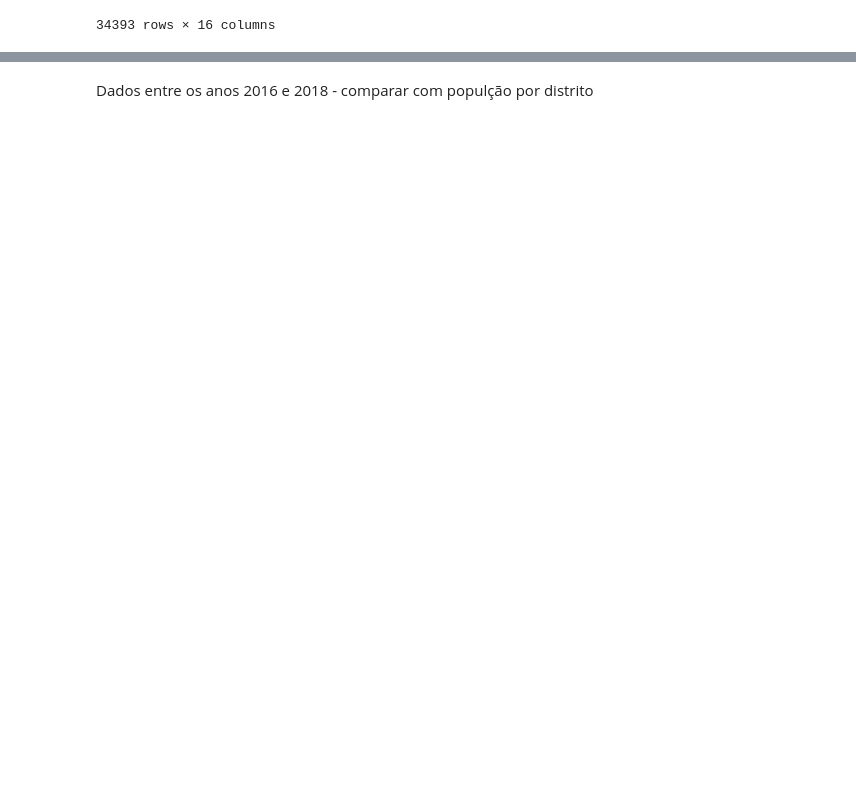
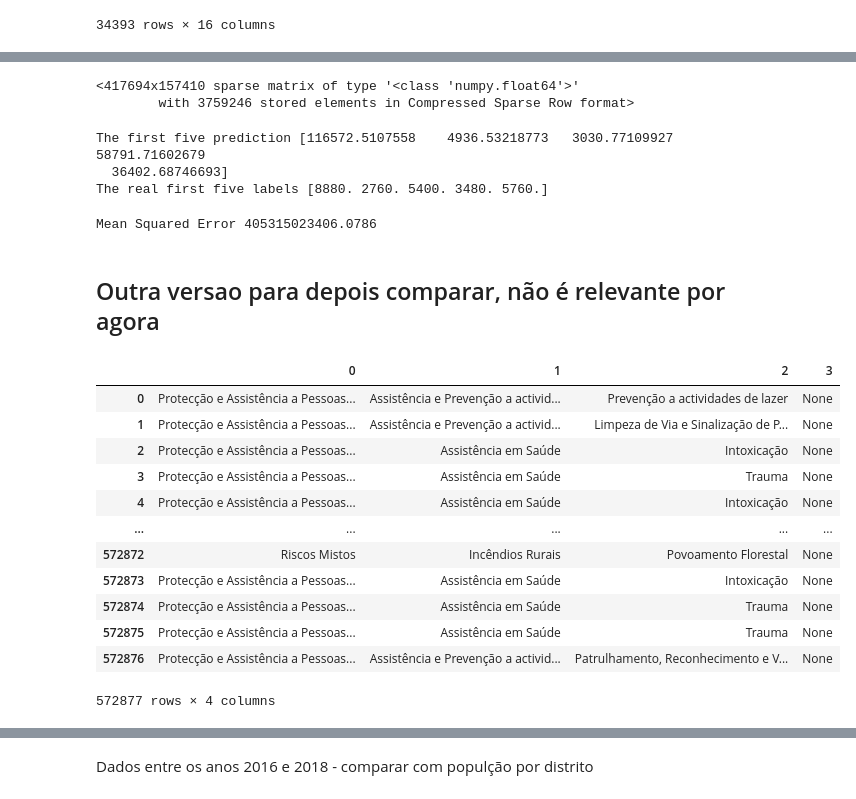
Before and after one commit to lmcosta98/FinalProject_FCD, a Jupyter notebook: fdc_final_proj.ipynb, the cells around one changed output, grey strips where cells are left out. Drawn from its saved outputs; the diff is of its cells as text; code cells hidden in the pictures; blank space fills up the shorter version.

Commit message:
Data preparation and model implementation
Some more data preparation and initial model implementation

```diff
--- a/fdc_final_proj.ipynb
+++ b/fdc_final_proj.ipynb
@@ -201,6 +213,3 @@ data[data.EstadoOcorrencia == 'Em Curso']
 | 573953 | 2018150114431 | 2018-12-31 02:41:00 | NaT | Protecção e Assistência a Pessoas... | Em Curso | SETÚBAL | ALMADA | ... |
 | 573962 | 2018080056441 | 2018-12-31 01:25:00 | NaT | Protecção e Assistência a Pessoas... | Em Curso | FARO | ALBUFEIRA | ... |
 34393 rows × 16 columns
-# %%
-data[['Natureza']] = data[['Natureza']].astype(str)
-# não está a funcionar, tenho que ver isto melhor
@@ -226,0 +273,7 @@ memory usage: 90.4+ MB
+# %%
+X = enc.fit_transform(X)
+X = scaler.fit_transform(X)
+X
+# %% [output]
+<417694x157410 sparse matrix of type '<class 'numpy.float64'>'
+        with 3759246 stored elements in Compressed Sparse Row format>
@@ -226,0 +288,35 @@ memory usage: 90.4+ MB
+# %%
+
+print("The first five prediction {}".format(pred_y[:5]))
+print("The real first five labels {}".format(y_test[:5]))
+# %% [output]
+The first five prediction [116572.5107558    4936.53218773   3030.77109927  58791.71602679
+  36402.68746693]
+The real first five labels [8880. 2760. 5400. 3480. 5760.]
+# %%
+mse = metrics.mean_squared_error(y_test, pred_y)
+print(f"Mean Squared Error {mse}")
+# %% [output]
+Mean Squared Error 405315023406.0786
+# %% [markdown]
+## Outra versao para depois comparar, não é relevante por agora
+# %%
+data_v2 = data.copy()
+data_v2['Natureza'] = data_v2['Natureza'].apply(lambda x: x.split(' / '))
+# %%
+columns = pd.DataFrame(data_v2['Natureza'].tolist())
+columns
+# %% [output]
+|  | 0 | 1 | 2 | 3 |
+| 0 | Protecção e Assistência a Pessoas... | Assistência e Prevenção a activid... | Prevenção a actividades de lazer | None |
+| 1 | Protecção e Assistência a Pessoas... | Assistência e Prevenção a activid... | Limpeza de Via e Sinalização de P... | None |
+| 2 | Protecção e Assistência a Pessoas... | Assistência em Saúde | Intoxicação | None |
+| 3 | Protecção e Assistência a Pessoas... | Assistência em Saúde | Trauma | None |
+| 4 | Protecção e Assistência a Pessoas... | Assistência em Saúde | Intoxicação | None |
+| ... | ... | ... | ... | ... |
+| 572872 | Riscos Mistos | Incêndios Rurais | Povoamento Florestal | None |
+| 572873 | Protecção e Assistência a Pessoas... | Assistência em Saúde | Intoxicação | None |
+| 572874 | Protecção e Assistência a Pessoas... | Assistência em Saúde | Trauma | None |
+| 572875 | Protecção e Assistência a Pessoas... | Assistência em Saúde | Trauma | None |
+| 572876 | Protecção e Assistência a Pessoas... | Assistência e Prevenção a activid... | Patrulhamento, Reconhecimento e V... | None |
+572877 rows × 4 columns
```
Also changed, not shown: parts of 17 cells of this notebook.
